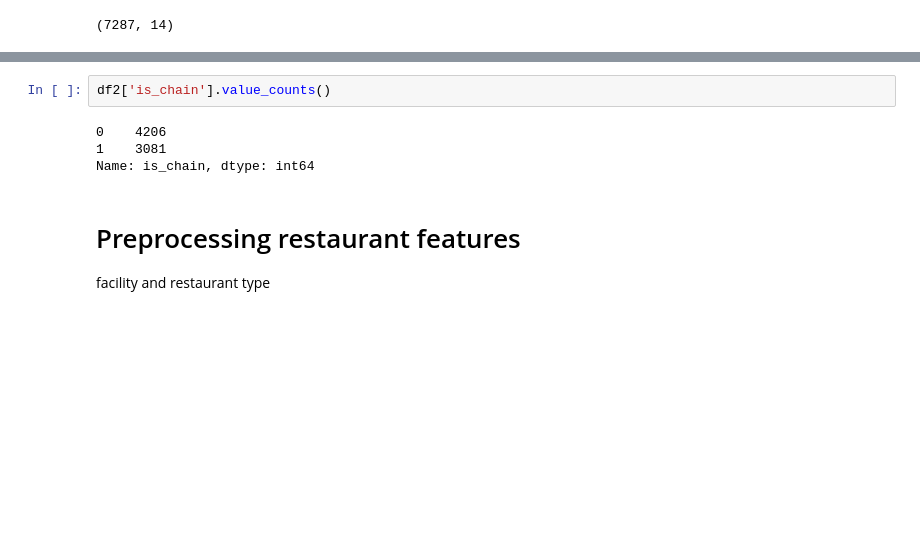
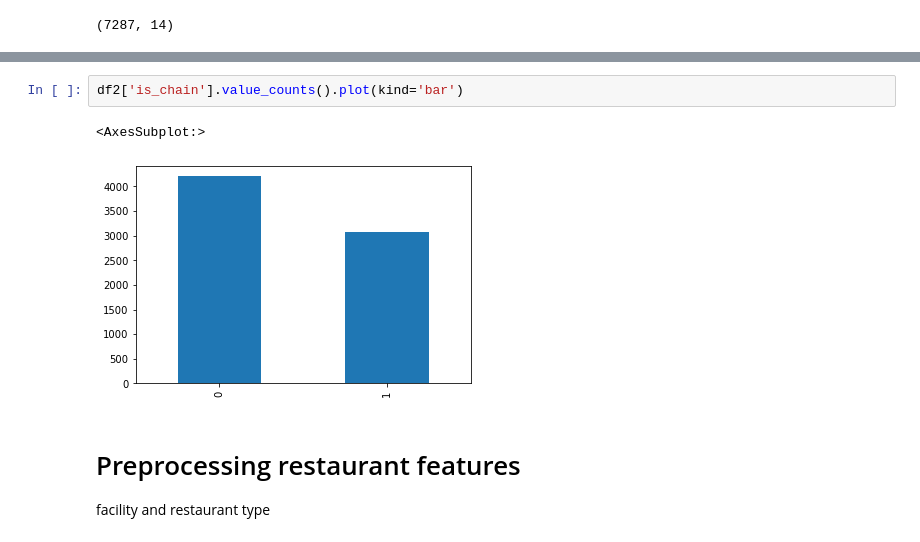
Before and after one commit to adamaulia/AdamThesis, a Jupyter notebook: 2_data_clean_zomato.ipynb, the cells around one changed output, grey strips where cells are left out. Saved outputs shown, nothing was run; the diff lists cells and outputs as text; blank space fills up the shorter version.

```diff
--- a/2_data_clean_zomato.ipynb
+++ b/2_data_clean_zomato.ipynb
@@ -233,11 +233,10 @@ df2.head()
 | 3 | 3 | https://www.zomato.com/jakarta/ik... | Ikan Nila Pak Ugi | Seafood | Rp100.000 for two people (approx.) | Home Delivery|Takeaway Available|... | ['https://www.google.com/maps/dir... | 3.9 | 113 | ... |
 | 4 | 4 | https://www.zomato.com/jakarta/ho... | Hong Kong Sheng Kee Dessert | Chinese|Dimsum|Desserts | Rp220.000 for two people (approx.) | Takeaway Available|Table booking ... | ['https://www.google.com/maps/dir... | 4.1 | 257 | ... |
 # %%
-df2['is_chain'].value_counts()
+df2['is_chain'].value_counts().plot(kind='bar')
 # %% [output]
-0    4206
-1    3081
-Name: is_chain, dtype: int64
+<AxesSubplot:>
+[figure, added]
 # %% [markdown]
 # Preprocessing restaurant features
 facility and restaurant type
```
Also changed, not shown: 3 other files.
